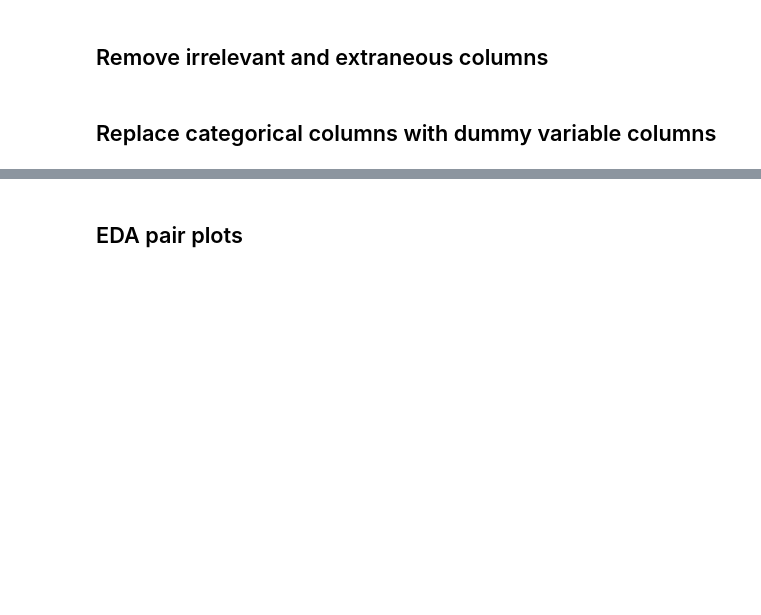
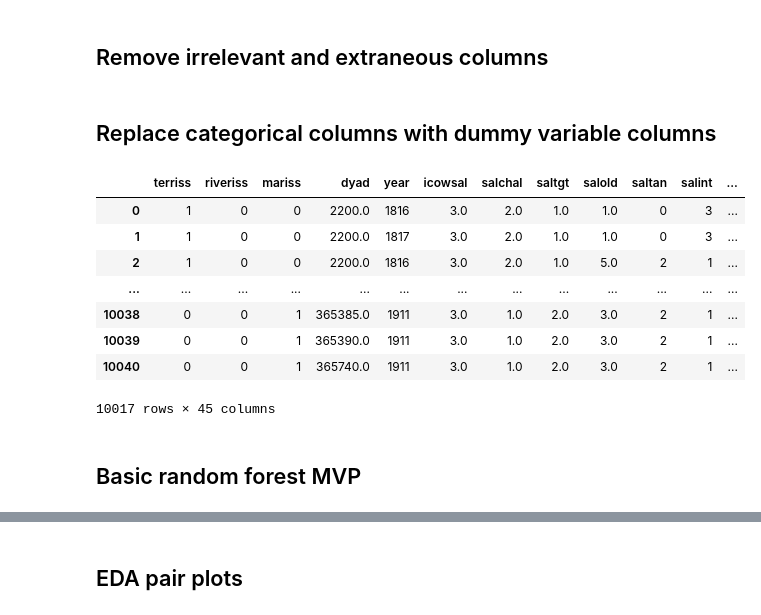
Before and after one commit to jlehnersd/icow, a Jupyter notebook: dyad-year-eda.ipynb, the cells around one changed output, grey strips where cells are left out. Saved outputs shown, nothing was run; the diff lists cells and outputs as text; code cells hidden in the pictures; blank space fills up the shorter version.

```diff
--- a/dyad-year-eda.ipynb
+++ b/dyad-year-eda.ipynb
@@ -46,10 +119,20 @@ df = df.drop(dropcols, axis=1)
 # %%
 # region
 region_names = ['west_hemi', 'europe', 'mid_east']
 region_dummies = pd.get_dummies(df.region)
 region_dummies.columns = region_names
 region_dummies
 
 df = df.drop('region', axis=1)
-df = pd.concat([df_, region_dummies], axis=1)
+df = pd.concat([df, region_dummies], axis=1)
 df
+# %% [output]
+|  | terriss | riveriss | mariss | dyad | year | icowsal | salchal | saltgt | salold | saltan | salint | ... |
+| 0 | 1 | 0 | 0 | 2200.0 | 1816 | 3.0 | 2.0 | 1.0 | 1.0 | 0 | 3 | ... |
+| 1 | 1 | 0 | 0 | 2200.0 | 1817 | 3.0 | 2.0 | 1.0 | 1.0 | 0 | 3 | ... |
+| 2 | 1 | 0 | 0 | 2200.0 | 1816 | 3.0 | 2.0 | 1.0 | 5.0 | 2 | 1 | ... |
+| ... | ... | ... | ... | ... | ... | ... | ... | ... | ... | ... | ... | ... |
+| 10038 | 0 | 0 | 1 | 365385.0 | 1911 | 3.0 | 1.0 | 2.0 | 3.0 | 2 | 1 | ... |
+| 10039 | 0 | 0 | 1 | 365390.0 | 1911 | 3.0 | 1.0 | 2.0 | 3.0 | 2 | 1 | ... |
+| 10040 | 0 | 0 | 1 | 365740.0 | 1911 | 3.0 | 1.0 | 2.0 | 3.0 | 2 | 1 | ... |
+10017 rows × 45 columns
@@ -58,0 +139,2 @@ df.region.value_counts()
+# %% [markdown]
+## Basic random forest MVP
```
Also changed, not shown: parts of 33 cells of this notebook.
